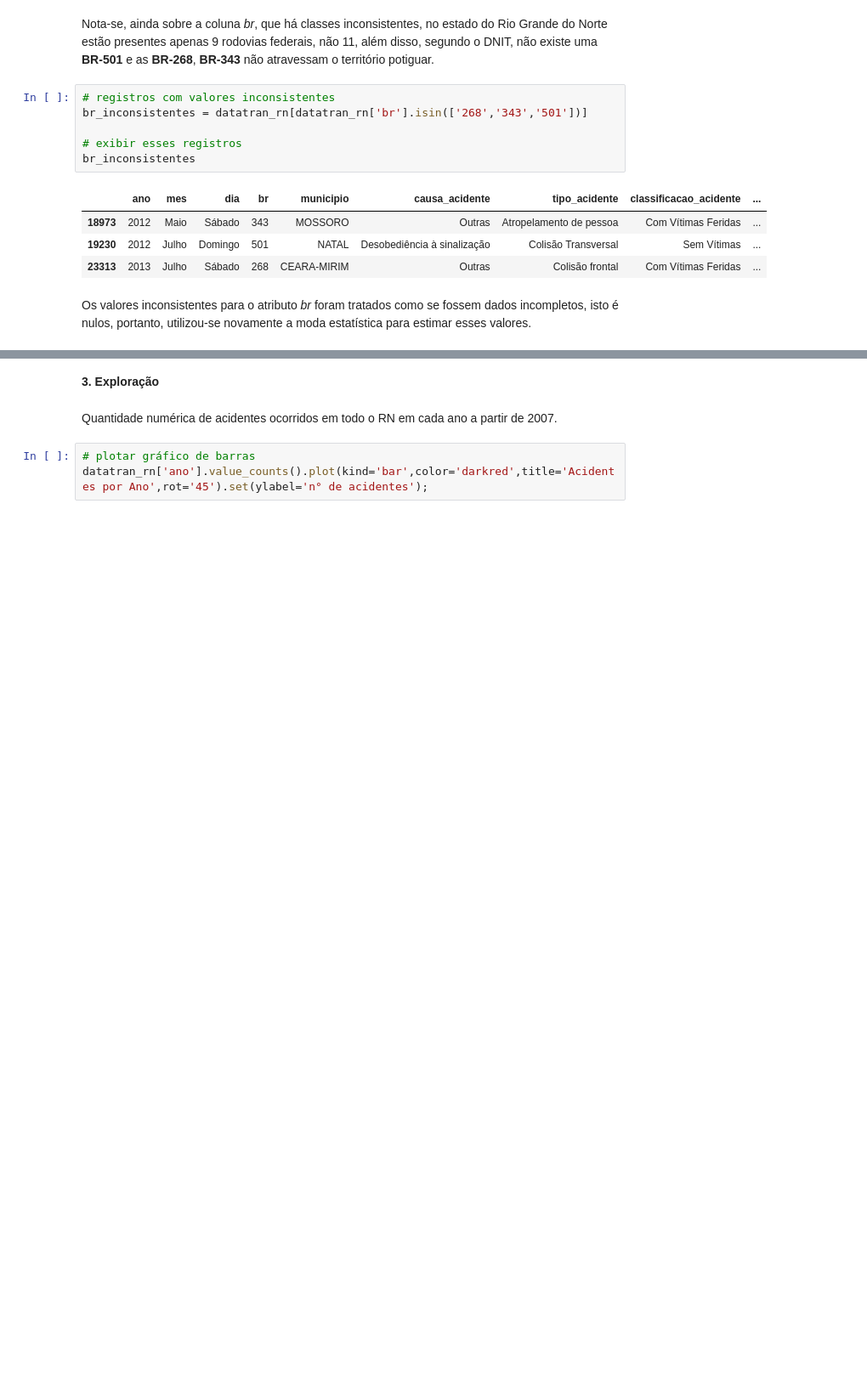
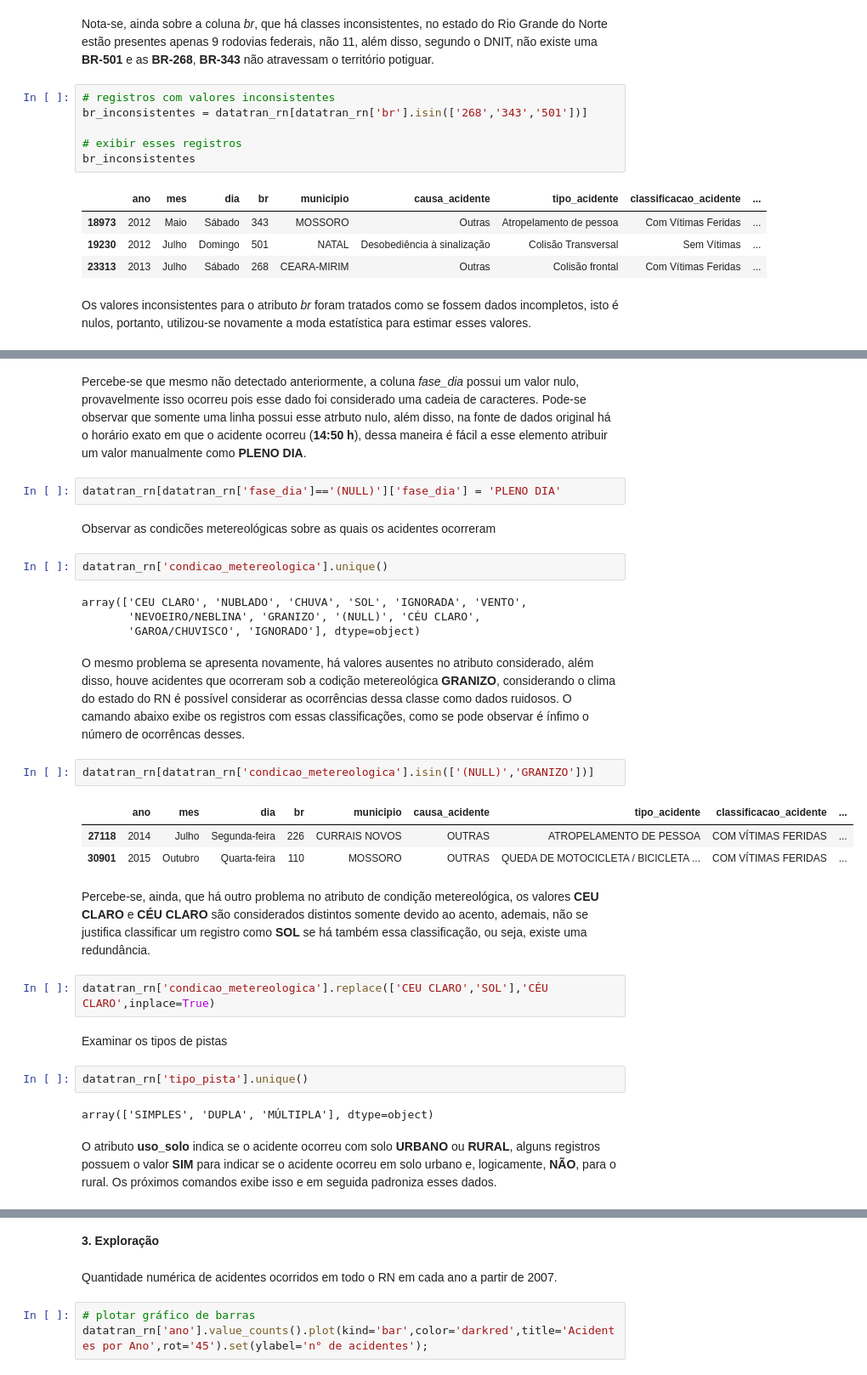
Before and after one commit to daniel-santos-7/tcc-bct, a Jupyter notebook: datatran.ipynb, the cells around one changed output, grey strips where cells are left out. Shown at 85% size. Cells and saved outputs as stored; diff of their text form; blank space fills up the shorter version.

```diff
--- a/datatran.ipynb
+++ b/datatran.ipynb
@@ -226,0 +298,32 @@ Name: br, dtype: int64
+# %% [markdown]
+Percebe-se que mesmo não detectado anteriormente, a coluna *fase_dia* possui um valor nulo, provavelmente isso ocorreu pois esse dado foi considerado uma cadeia de caracteres. Pode-se observar que somente uma linha possui esse atrbuto nulo, além disso, na fonte de dados original há o horário exato em que o acidente ocorreu (**14:50 h**), dessa maneira é fácil a esse elemento atribuir um valor manualmente como **PLENO DIA**.
+# %%
+datatran_rn[datatran_rn['fase_dia']=='(NULL)']['fase_dia'] = 'PLENO DIA'
+# %% [markdown]
+Observar as condicões metereológicas sobre as quais os acidentes ocorreram
+# %%
+datatran_rn['condicao_metereologica'].unique()
+# %% [output]
+array(['CEU CLARO', 'NUBLADO', 'CHUVA', 'SOL', 'IGNORADA', 'VENTO',
+       'NEVOEIRO/NEBLINA', 'GRANIZO', '(NULL)', 'CÉU CLARO',
+       'GAROA/CHUVISCO', 'IGNORADO'], dtype=object)
+# %% [markdown]
+O mesmo problema se apresenta novamente, há valores ausentes no atributo considerado, além disso, houve acidentes que ocorreram sob a codição metereológica **GRANIZO**, considerando o clima do estado do RN é possível considerar as ocorrências dessa classe como dados ruidosos. O camando abaixo exibe os registros com essas classificações, como se pode observar é ínfimo o número de  ocorrêncas desses.
+# %%
+datatran_rn[datatran_rn['condicao_metereologica'].isin(['(NULL)','GRANIZO'])]
+# %% [output]
+|  | ano | mes | dia | br | municipio | causa_acidente | tipo_acidente | classificacao_acidente | ... |
+| 27118 | 2014 | Julho | Segunda-feira | 226 | CURRAIS NOVOS | OUTRAS | ATROPELAMENTO DE PESSOA | COM VÍTIMAS FERIDAS | ... |
+| 30901 | 2015 | Outubro | Quarta-feira | 110 | MOSSORO | OUTRAS | QUEDA DE MOTOCICLETA / BICICLETA ... | COM VÍTIMAS FERIDAS | ... |
+# %% [markdown]
+Percebe-se, ainda, que há outro problema no atributo de condição metereológica, os valores **CEU CLARO** e **CÉU CLARO** são considerados distintos somente devido ao acento, ademais, não se justifica classificar um registro como **SOL** se há também essa classificação, ou seja, existe uma redundância.
+# %%
+datatran_rn['condicao_metereologica'].replace(['CEU CLARO','SOL'],'CÉU CLARO',inplace=True)
+# %% [markdown]
+Examinar os tipos de pistas
+# %%
+datatran_rn['tipo_pista'].unique()
+# %% [output]
+array(['SIMPLES', 'DUPLA', 'MÚLTIPLA'], dtype=object)
+# %% [markdown]
+O atributo **uso_solo** indica se o acidente ocorreu com solo **URBANO** ou **RURAL**, alguns registros possuem o valor **SIM** para indicar se o acidente ocorreu em solo urbano e, logicamente, **NÃO**, para o rural. Os próximos comandos exibe isso e em seguida padroniza esses dados.
```
Also changed, not shown: parts of 18 cells of this notebook.
